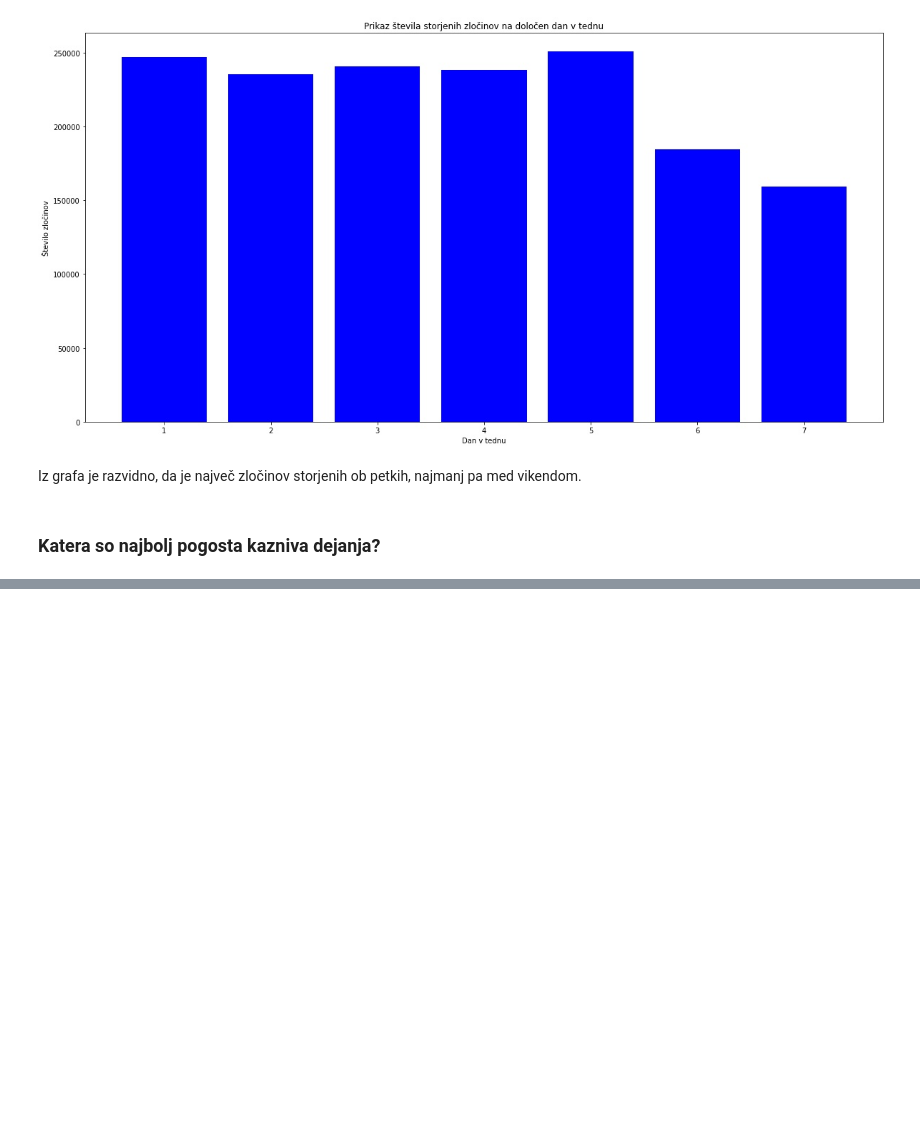
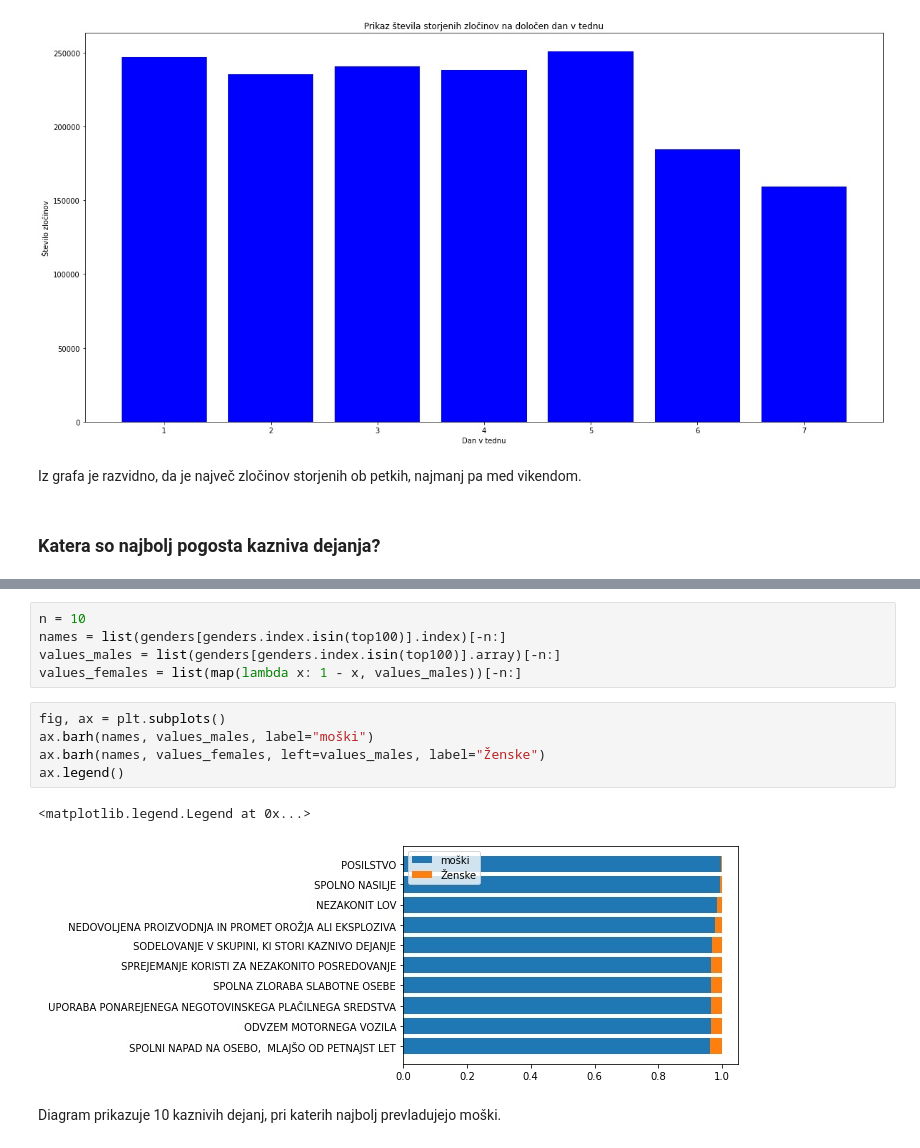
Before and after one commit to ncirar/PR21NCMSTK, a Jupyter notebook: code.ipynb, the cells around one changed output, grey strips where cells are left out. Drawn from its saved outputs; the diff is of its cells as text; blank space fills up the shorter version.

```diff
--- a/code.ipynb
+++ b/code.ipynb
@@ -342,0 +376,15 @@ ax.barh(titles, amounts)
+# %%
+n = 10
+names = list(genders[genders.index.isin(top100)].index)[-n:]
+values_males = list(genders[genders.index.isin(top100)].array)[-n:]
+values_females = list(map(lambda x: 1 - x, values_males))[-n:]
+# %%
+fig, ax = plt.subplots()
+ax.barh(names, values_males, label="moški")
+ax.barh(names, values_females, left=values_males, label="Ženske")
+ax.legend()
+# %% [output]
+<matplotlib.legend.Legend at 0x...>
+[figure, added]
+# %% [markdown]
+Diagram prikazuje 10 kaznivih dejanj, pri katerih najbolj prevladujejo moški.
```
Also changed, not shown: parts of 13 cells of this notebook.
